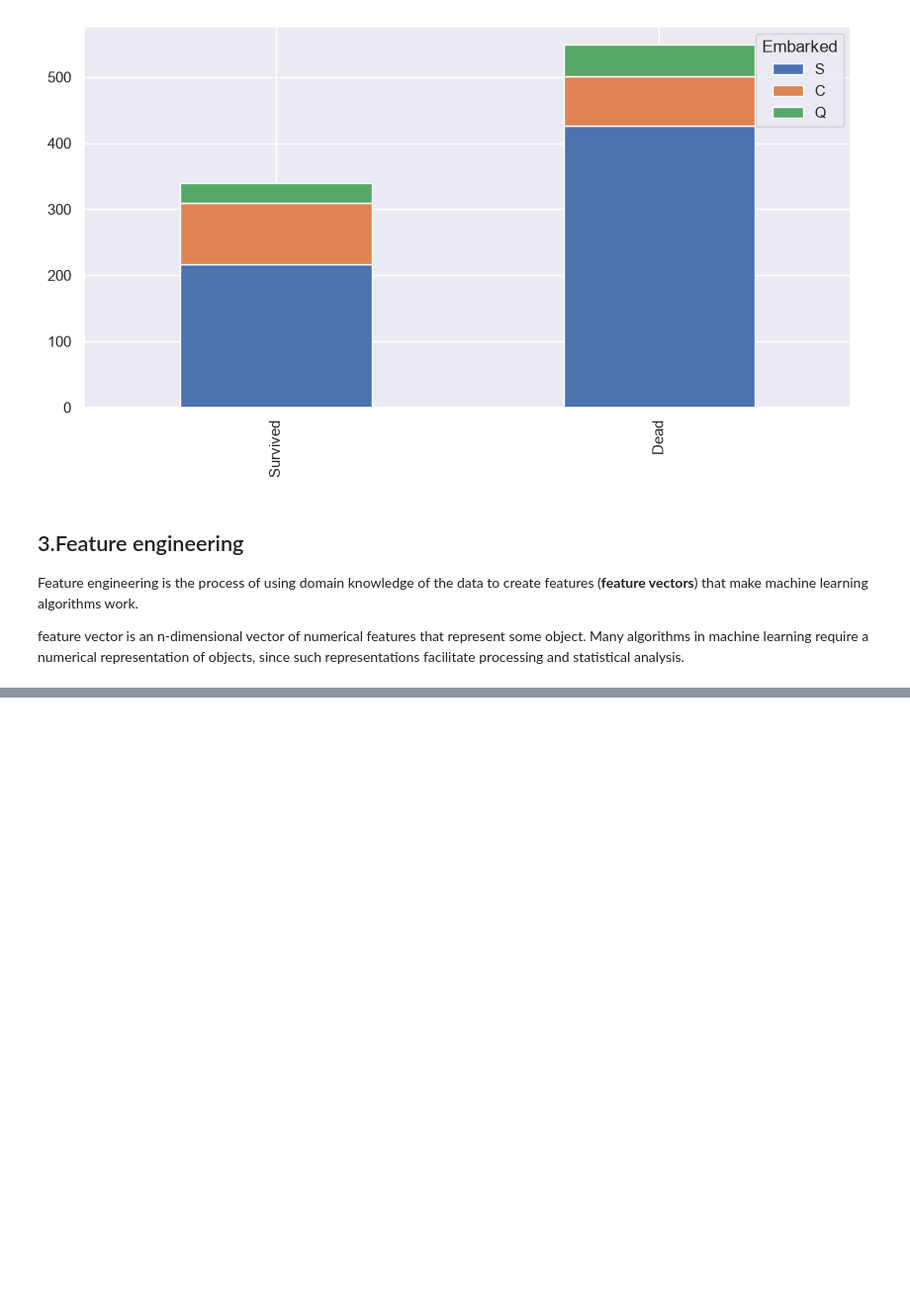
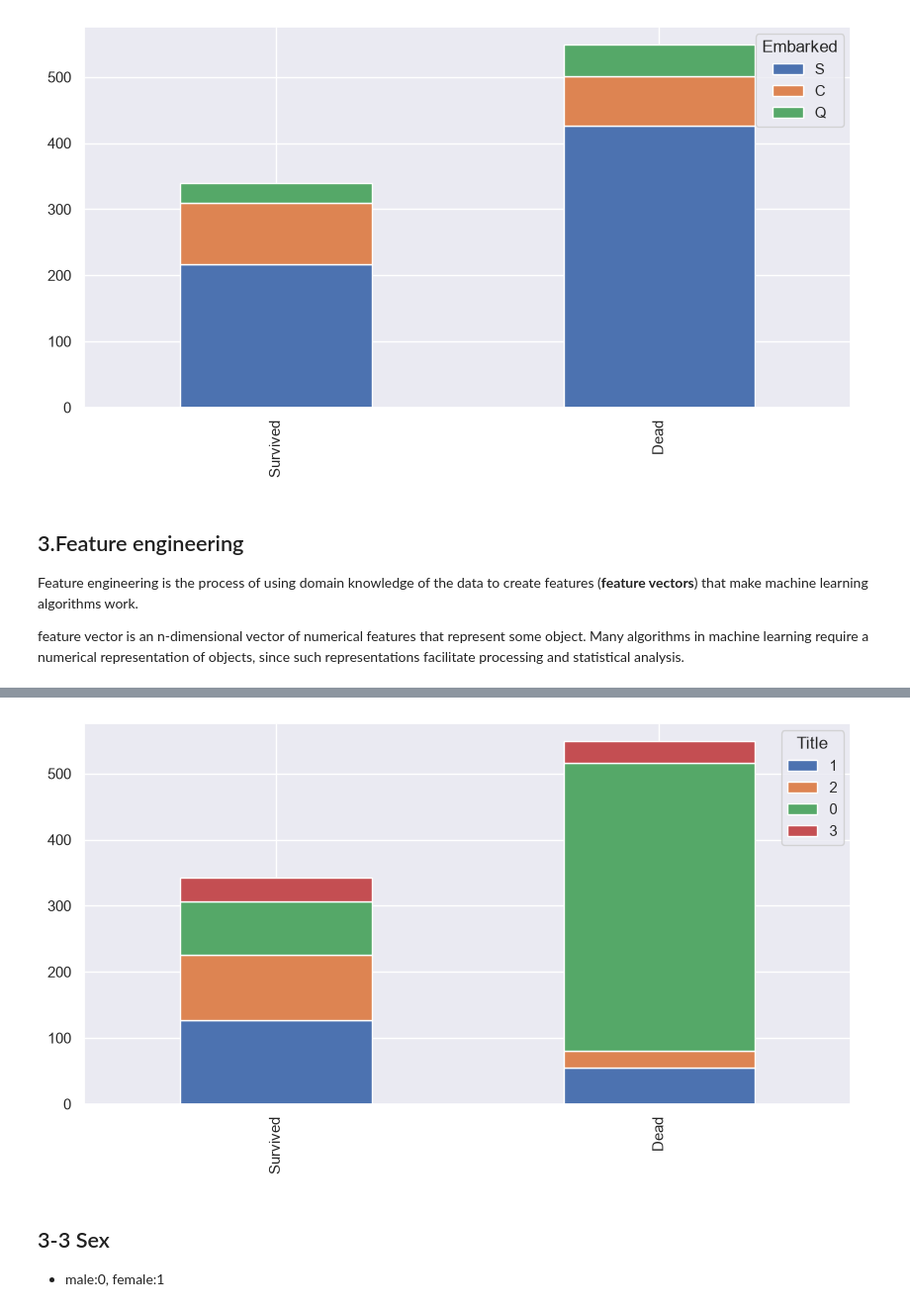
Before and after one commit to soosung476/pythonsource, a Jupyter notebook: dataScience/chapter03/Titanic.ipynb, the cells around one changed output, grey strips where cells are left out. Shown at 99% size. Drawn from its saved outputs; the diff is of its cells as text; code cells hidden in the pictures; blank space fills up the shorter version.

```diff
--- a/dataScience/chapter03/Titanic.ipynb
+++ b/dataScience/chapter03/Titanic.ipynb
@@ -191,0 +287,4 @@ since such representations facilitate processing and statistical analysis.
+# %%
+bar_chart('Title')
+# %% [output]
+[figure, added]
@@ -191,0 +296,3 @@ since such representations facilitate processing and statistical analysis.
+# %% [markdown]
+## 3-3 Sex
+- male:0, female:1
```
Also changed, not shown: parts of 70 cells of this notebook, 12 other files.
